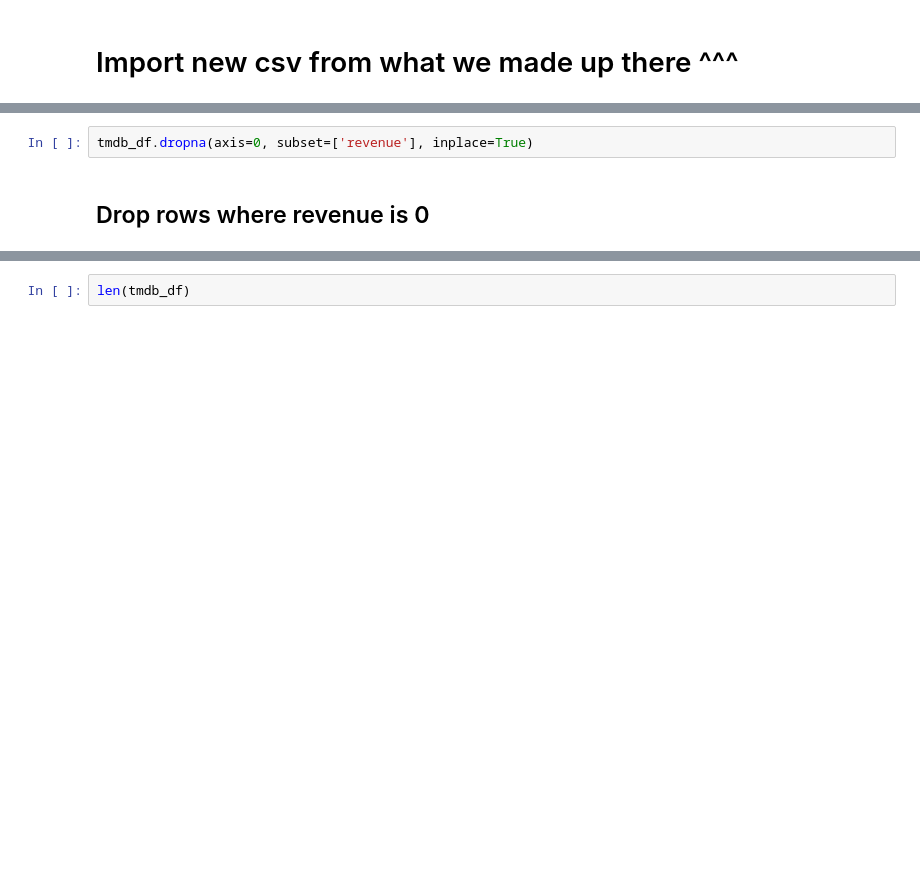
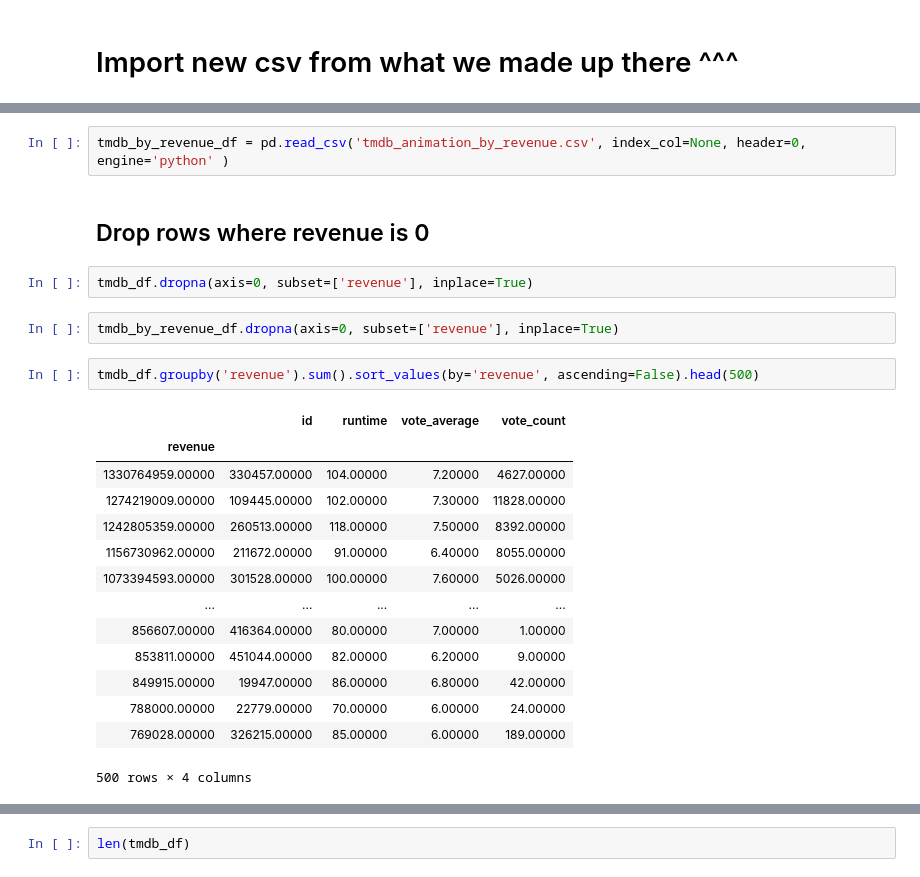
Before and after one commit to AMiNo-13/Movie-Recommendation-Project, a Jupyter notebook: MovieInvestigation.ipynb, the cells around one changed output, grey strips where cells are left out. Cells and saved outputs as stored; diff of their text form; blank space fills up the shorter version.

Commit message:
add results by revenue csv

```diff
--- a/MovieInvestigation.ipynb
+++ b/MovieInvestigation.ipynb
@@ -551,4 +458,25 @@ tmdb_df = pd.read_csv('tmdb_animation.csv', index_col=None, header=0, engine='py
+# %%
+tmdb_by_revenue_df = pd.read_csv('tmdb_animation_by_revenue.csv', index_col=None, header=0, engine='python' )
+# %% [markdown]
+## Drop rows where revenue is 0
 # %%
 tmdb_df.dropna(axis=0, subset=['revenue'], inplace=True)
-# %% [markdown]
-## Drop rows where revenue is 0
+# %%
+tmdb_by_revenue_df.dropna(axis=0, subset=['revenue'], inplace=True)
+# %%
+tmdb_df.groupby('revenue').sum().sort_values(by='revenue', ascending=False).head(500)
+# %% [output]
+|  | id | runtime | vote_average | vote_count |
+| revenue |  |  |  |  |
+| 1330764959.00000 | 330457.00000 | 104.00000 | 7.20000 | 4627.00000 |
+| 1274219009.00000 | 109445.00000 | 102.00000 | 7.30000 | 11828.00000 |
+| 1242805359.00000 | 260513.00000 | 118.00000 | 7.50000 | 8392.00000 |
+| 1156730962.00000 | 211672.00000 | 91.00000 | 6.40000 | 8055.00000 |
+| 1073394593.00000 | 301528.00000 | 100.00000 | 7.60000 | 5026.00000 |
+| ... | ... | ... | ... | ... |
+| 856607.00000 | 416364.00000 | 80.00000 | 7.00000 | 1.00000 |
+| 853811.00000 | 451044.00000 | 82.00000 | 6.20000 | 9.00000 |
+| 849915.00000 | 19947.00000 | 86.00000 | 6.80000 | 42.00000 |
+| 788000.00000 | 22779.00000 | 70.00000 | 6.00000 | 24.00000 |
+| 769028.00000 | 326215.00000 | 85.00000 | 6.00000 | 189.00000 |
+500 rows × 4 columns
```
Also changed, not shown: parts of 34 cells of this notebook, 2 other files.
